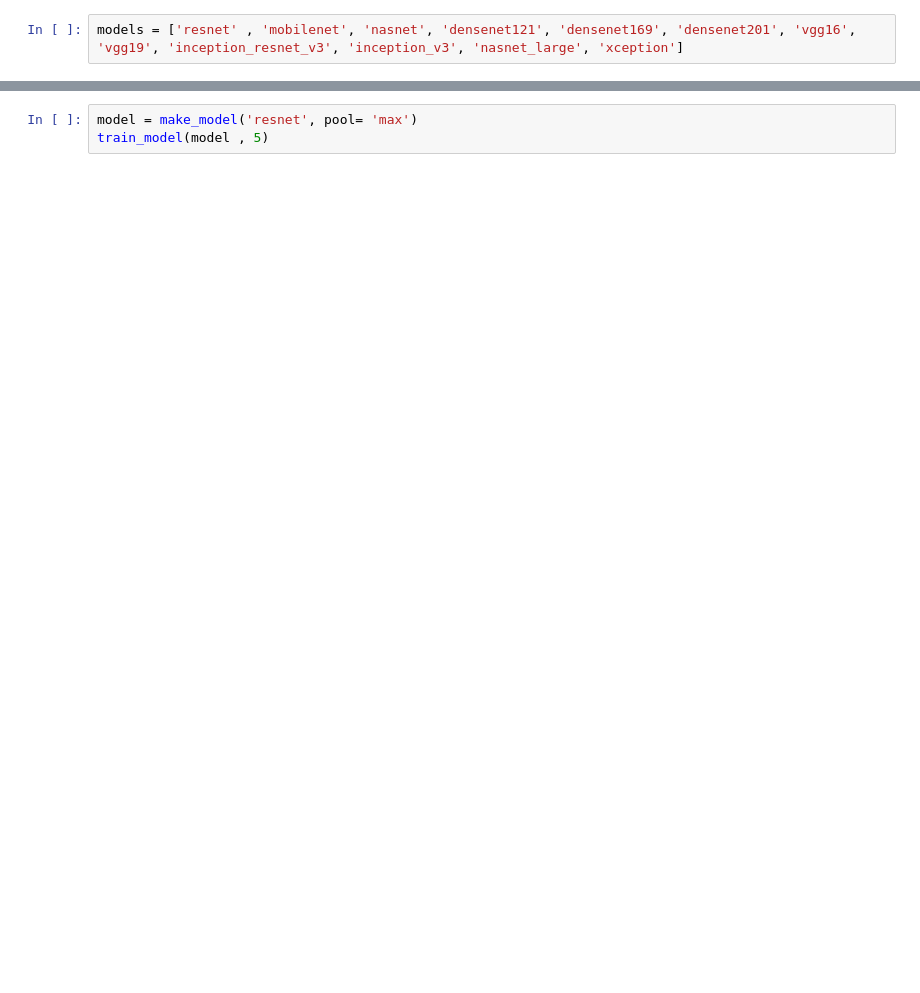
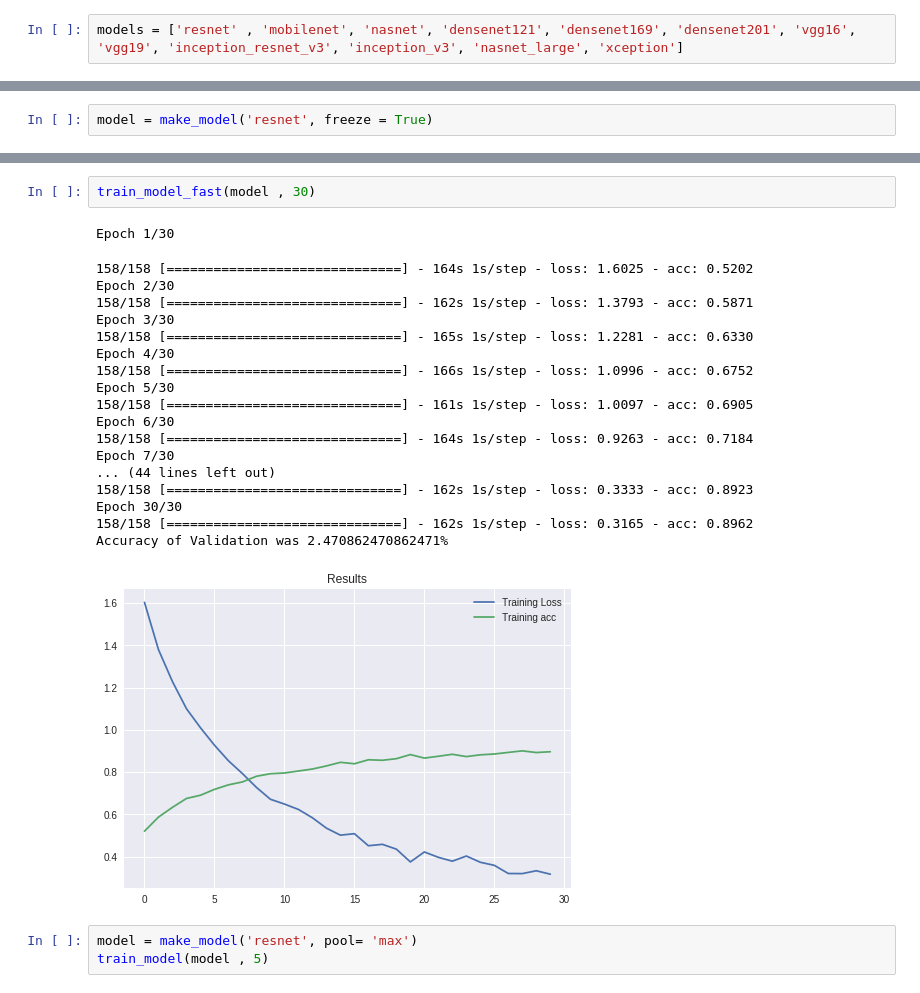
Before and after one commit to Younes-Charfaoui/Picnic-Hackathon, a Jupyter notebook: Picnic_Hackathon.ipynb, the cells around one changed output, grey strips where cells are left out. Drawn from its saved outputs; the diff is of its cells as text; blank space fills up the shorter version.

```diff
--- a/Picnic_Hackathon.ipynb
+++ b/Picnic_Hackathon.ipynb
@@ -353,0 +329,2 @@ Accuracy of 57.15292460738647%
+# %%
+model = make_model('resnet', freeze = True)
@@ -354,3 +349,25 @@ Accuracy of 57.15292460738647%
+# %%
+train_model_fast(model , 30)
+# %% [output]
+Epoch 1/30
+158/158 [==============================] - 164s 1s/step - loss: 1.6025 - acc: 0.5202
+Epoch 2/30
+158/158 [==============================] - 162s 1s/step - loss: 1.3793 - acc: 0.5871
+Epoch 3/30
+158/158 [==============================] - 165s 1s/step - loss: 1.2281 - acc: 0.6330
+Epoch 4/30
+158/158 [==============================] - 166s 1s/step - loss: 1.0996 - acc: 0.6752
+Epoch 5/30
+158/158 [==============================] - 161s 1s/step - loss: 1.0097 - acc: 0.6905
+Epoch 6/30
+158/158 [==============================] - 164s 1s/step - loss: 0.9263 - acc: 0.7184
+Epoch 7/30
+... (44 lines left out)
+158/158 [==============================] - 162s 1s/step - loss: 0.3333 - acc: 0.8923
+Epoch 30/30
+158/158 [==============================] - 162s 1s/step - loss: 0.3165 - acc: 0.8962
+Accuracy of Validation was 2.470862470862471%
+[figure, added]
 # %%
 model = make_model('resnet', pool= 'max')
 train_model(model , 5)
```
Also changed, not shown: parts of 26 cells of this notebook.
